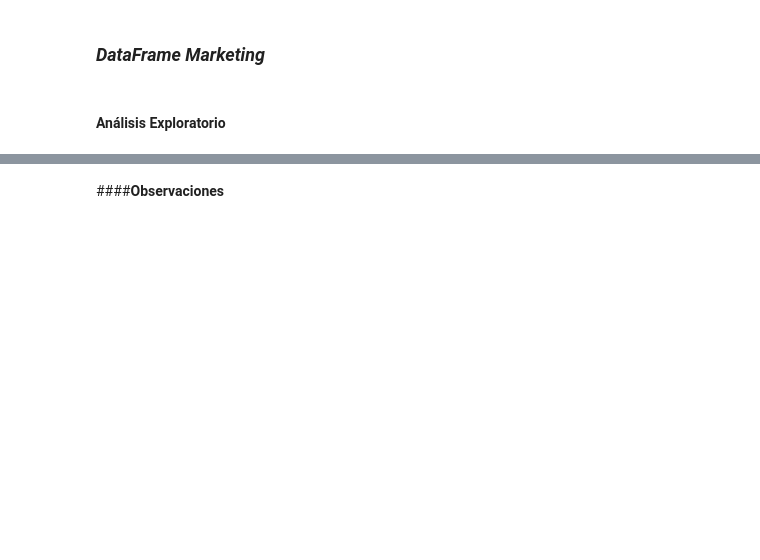
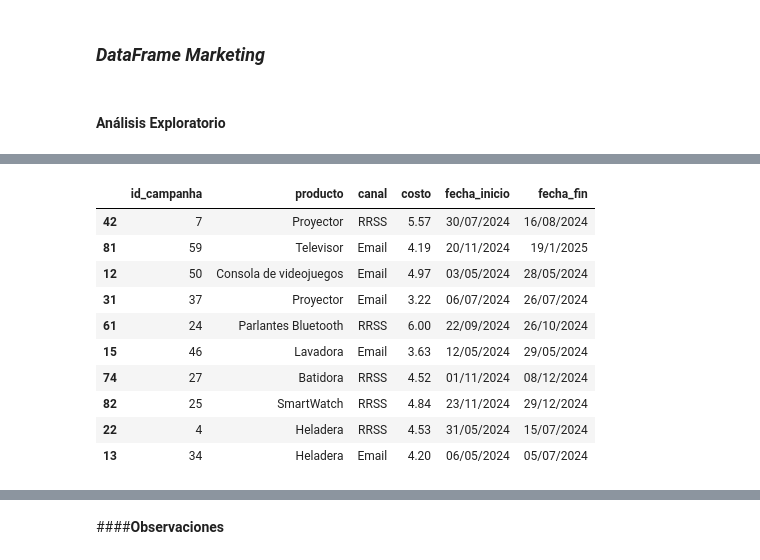
Before and after one commit to FedeM-Git/TT-2C2025-Data-Analitycs-Notebooks, a Jupyter notebook: Pre-Entrega_Maune/Pre-Entrega_Maune, Juan_Federico.ipynb, the cells around one changed output, grey strips where cells are left out. Saved outputs shown, nothing was run; the diff lists cells and outputs as text; code cells hidden in the pictures; blank space fills up the shorter version.

```diff
--- a/Pre-Entrega_Maune/Pre-Entrega_Maune, Juan_Federico.ipynb
+++ b/Pre-Entrega_Maune/Pre-Entrega_Maune, Juan_Federico.ipynb
@@ -218,0 +266,15 @@ df_marketing.head(10)
+# %%
+# obtengo una muestra medinte sample() para ver los datos en la tabla y ver si hay coherencia en la misma.
+df_marketing.sample(10)
+# %% [output]
+|  | id_campanha | producto | canal | costo | fecha_inicio | fecha_fin |
+| 42 | 7 | Proyector | RRSS | 5.57 | 30/07/2024 | 16/08/2024 |
+| 81 | 59 | Televisor | Email | 4.19 | 20/11/2024 | 19/1/2025 |
+| 12 | 50 | Consola de videojuegos | Email | 4.97 | 03/05/2024 | 28/05/2024 |
+| 31 | 37 | Proyector | Email | 3.22 | 06/07/2024 | 26/07/2024 |
+| 61 | 24 | Parlantes Bluetooth | RRSS | 6.00 | 22/09/2024 | 26/10/2024 |
+| 15 | 46 | Lavadora | Email | 3.63 | 12/05/2024 | 29/05/2024 |
+| 74 | 27 | Batidora | RRSS | 4.52 | 01/11/2024 | 08/12/2024 |
+| 82 | 25 | SmartWatch | RRSS | 4.84 | 23/11/2024 | 29/12/2024 |
+| 22 | 4 | Heladera | RRSS | 4.53 | 31/05/2024 | 15/07/2024 |
+| 13 | 34 | Heladera | Email | 4.20 | 06/05/2024 | 05/07/2024 |
```
Also changed, not shown: parts of 90 cells of this notebook.
